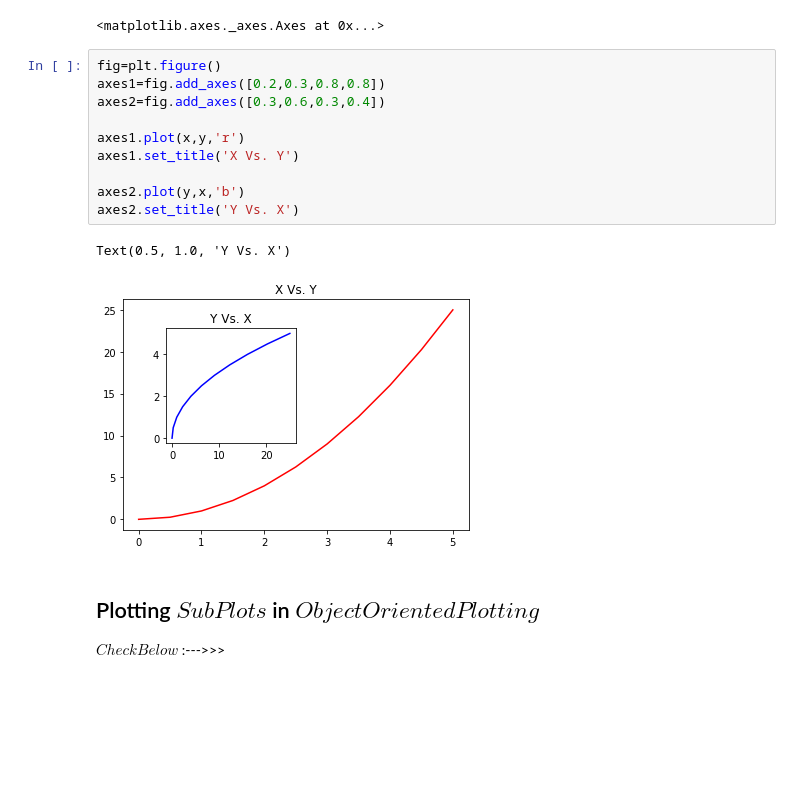
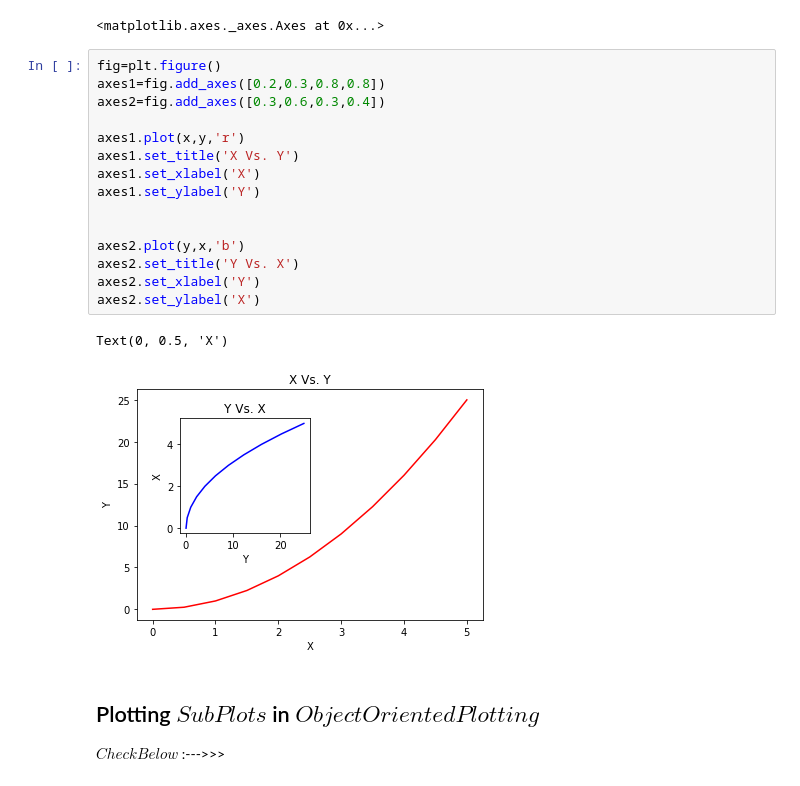
Before and after one commit to pathakch/Data-Science_udemy, a Jupyter notebook: Python_DataScience/Visualization with MatplotLib/Intro,Part-1 & Part-2.ipynb, the cells around one changed output. Drawn from its saved outputs; the diff is of its cells as text; blank space fills up the shorter version.

```diff
--- a/Python_DataScience/Visualization with MatplotLib/Intro,Part-1 & Part-2.ipynb
+++ b/Python_DataScience/Visualization with MatplotLib/Intro,Part-1 & Part-2.ipynb
@@ -112,16 +113,21 @@ axes
 # %%
 fig=plt.figure()
 axes1=fig.add_axes([0.2,0.3,0.8,0.8])
 axes2=fig.add_axes([0.3,0.6,0.3,0.4])
 
 axes1.plot(x,y,'r')
 axes1.set_title('X Vs. Y')
+axes1.set_xlabel('X')
+axes1.set_ylabel('Y')
+
 
 axes2.plot(y,x,'b')
 axes2.set_title('Y Vs. X')
+axes2.set_xlabel('Y')
+axes2.set_ylabel('X')
 # %% [output]
-Text(0.5, 1.0, 'Y Vs. X')
+Text(0, 0.5, 'X')
-[figure, old version]
+[figure, new version]
 # %% [markdown]
 ## Plotting $SubPlots$ in $ObjectOriented Plotting$
 
```
Also changed, not shown: parts of 13 cells of this notebook, 21 other files.
